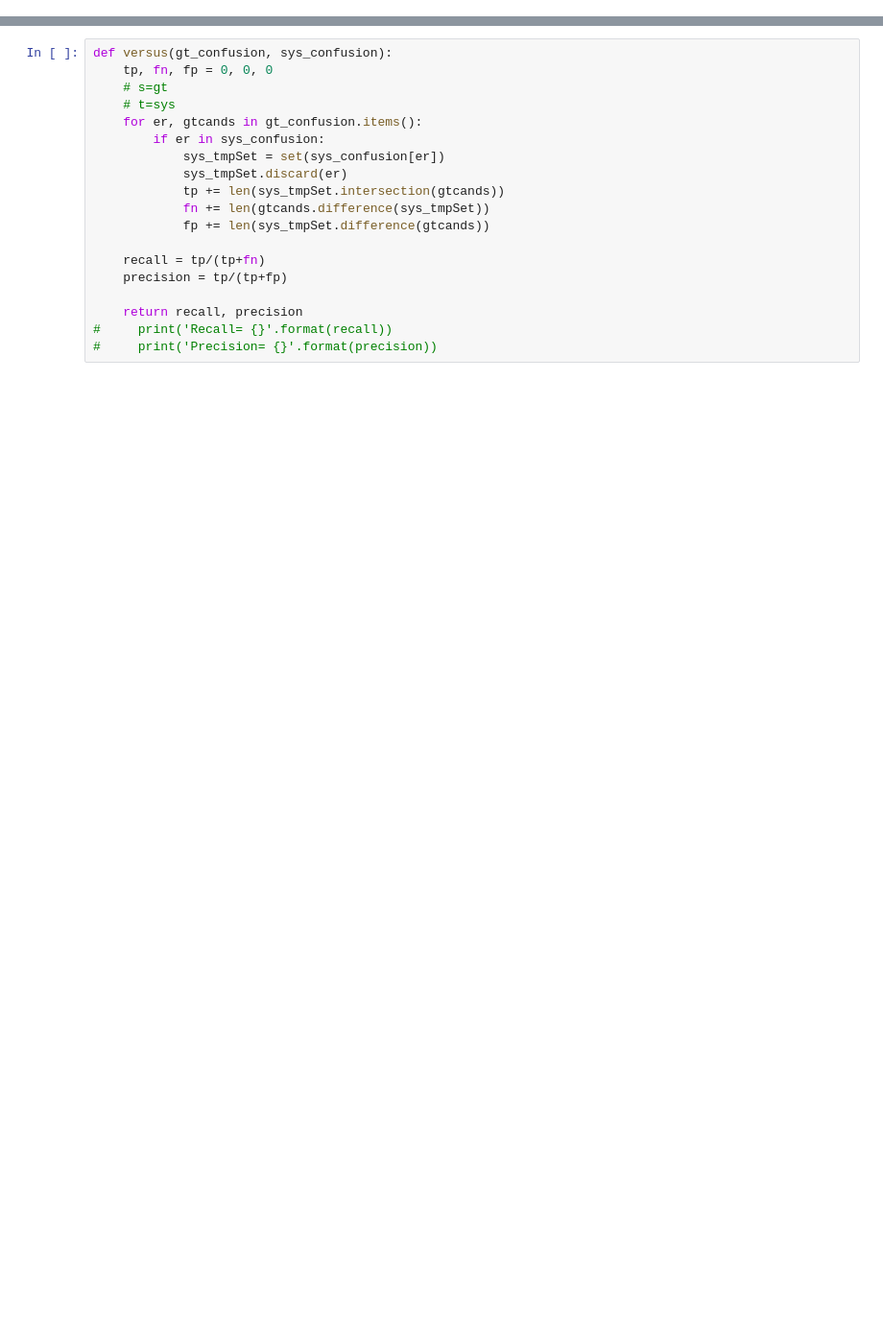
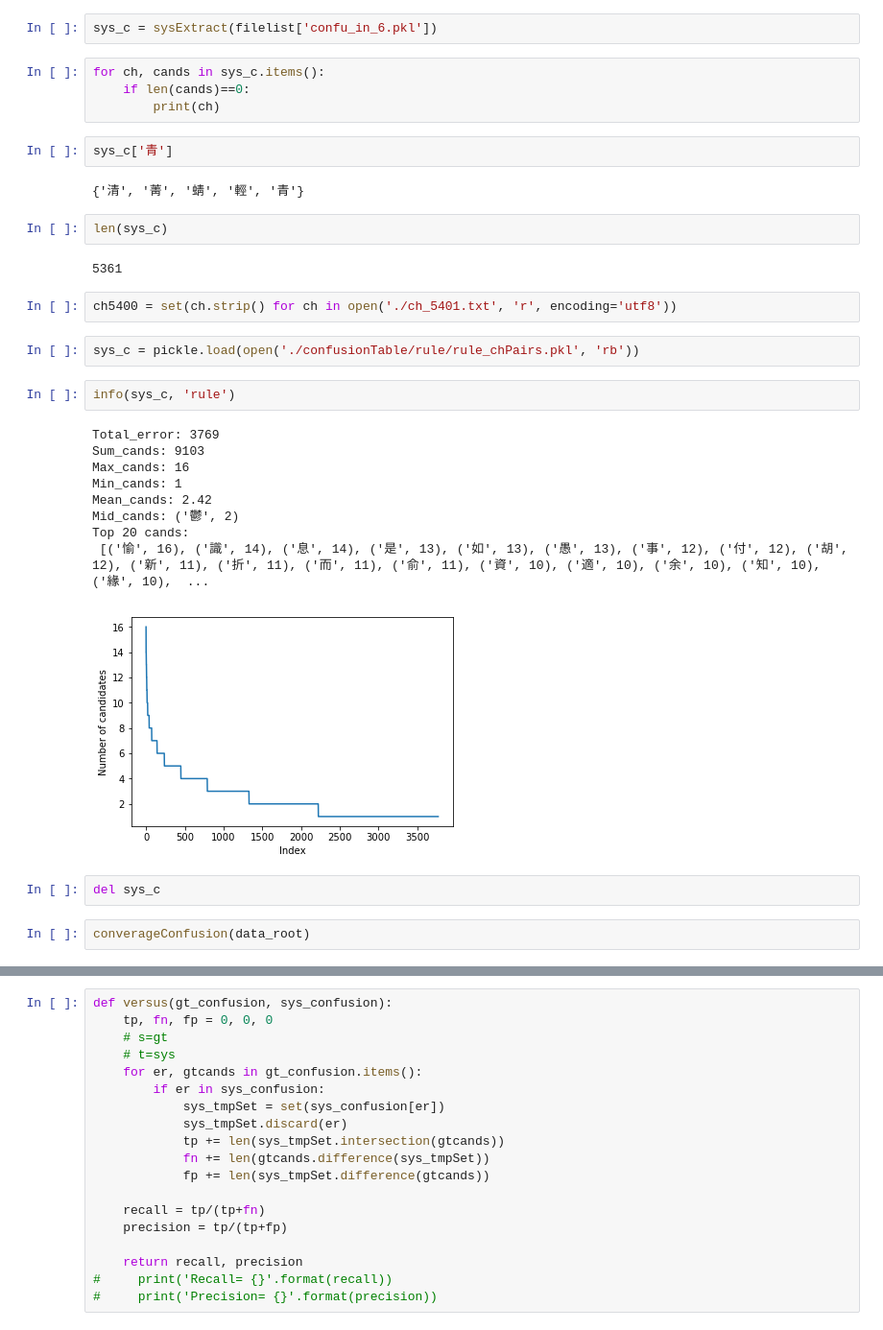
Before and after one commit to sean2249/CSC, a Jupyter notebook: confusionConverage.ipynb, the cells around one changed output, grey strips where cells are left out. Shown at 96% size. Saved outputs shown, nothing was run; the diff lists cells and outputs as text; blank space fills up the shorter version.

```diff
--- a/confusionConverage.ipynb
+++ b/confusionConverage.ipynb
@@ -25,0 +102,34 @@ def sysExtract(confusionset_file):
+# %%
+sys_c = sysExtract(filelist['confu_in_6.pkl'])
+# %%
+for ch, cands in sys_c.items():
+    if len(cands)==0:
+        print(ch)
+# %%
+sys_c['青']
+# %% [output]
+{'清', '菁', '蜻', '輕', '青'}
+# %%
+len(sys_c)
+# %% [output]
+5361
+# %%
+ch5400 = set(ch.strip() for ch in open('./ch_5401.txt', 'r', encoding='utf8'))
+# %%
+sys_c = pickle.load(open('./confusionTable/rule/rule_chPairs.pkl', 'rb'))
+# %%
+info(sys_c, 'rule')
+# %% [output]
+Total_error: 3769
+Sum_cands: 9103
+Max_cands: 16
+Min_cands: 1
+Mean_cands: 2.42
+Mid_cands: ('鬱', 2)
+Top 20 cands:
+ [('愉', 16), ('識', 14), ('息', 14), ('是', 13), ('如', 13), ('愚', 13), ('事', 12), ('付', 12), ('胡', 12), ('新', 11), ('折', 11), ('而', 11), ('俞', 11), ('資', 10), ('適', 10), ('余', 10), ('知', 10), ('緣', 10),  ...
+[figure, added]
+# %%
+del sys_c
+# %%
+converageConfusion(data_root)
```
Also changed, not shown: parts of 21 cells of this notebook, 41 other files.
